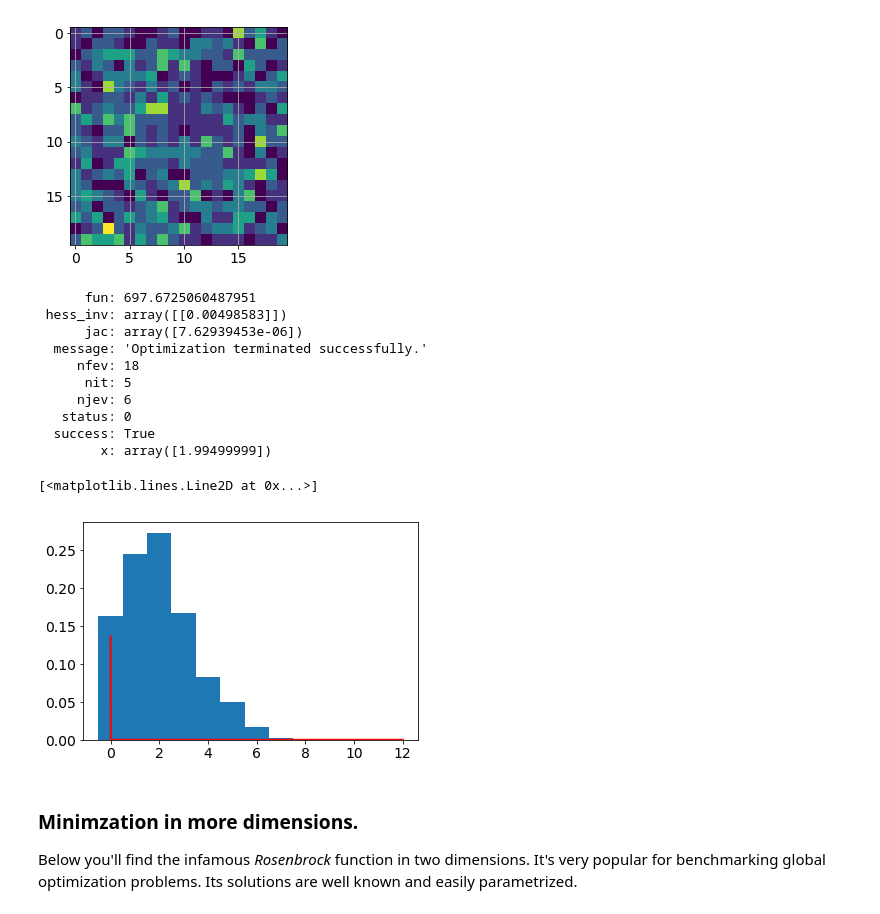
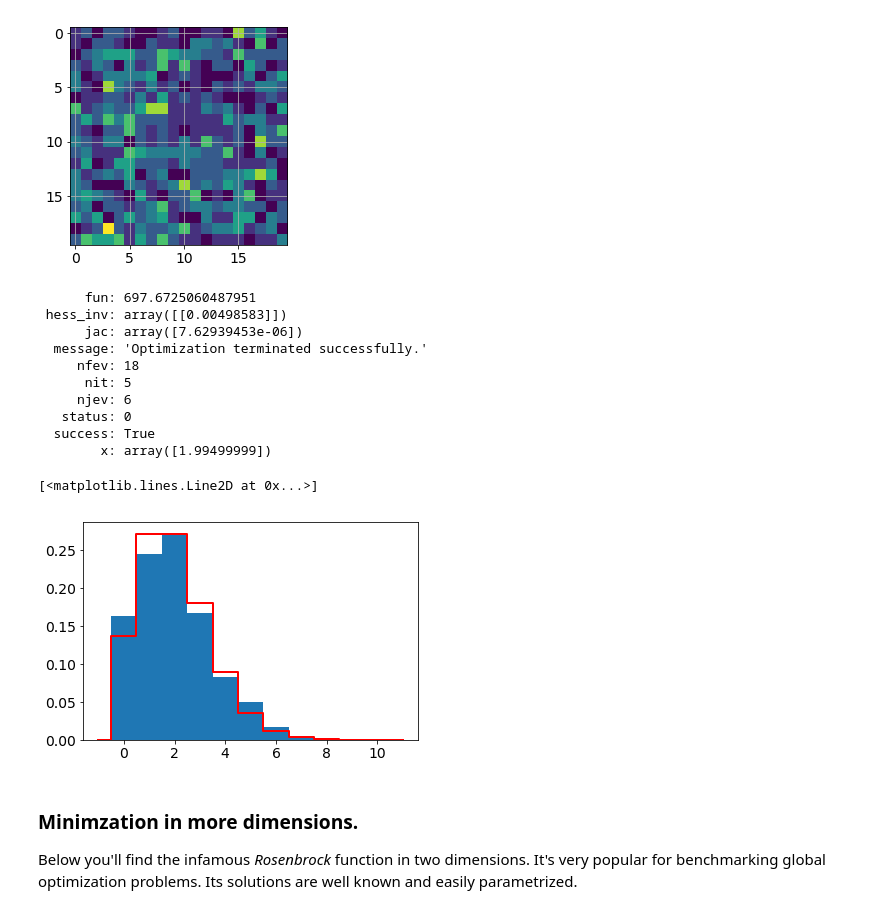
Before and after one commit to maxnoe/scientific_python_notebooks, a Jupyter notebook: scipy.ipynb, the cells around one changed output. Drawn from its saved outputs; the diff is of its cells as text; code cells hidden in the pictures.

Commit message:
Update curve_fitting example

```diff
--- a/scipy.ipynb
+++ b/scipy.ipynb
@@ -926,35 +926,35 @@ plt.grid()
 # %%
 # %load solutions/scipy_solution_7.py
 def negLogLikelihood(params, data):
     """ the negative log-Likelohood-Function"""
     lamb = params[0]
     lnl = - poisson.logpmf(data, lamb).sum()
     return lnl
 
 
 # minimize the negative log-Likelihood
 result = optimize.minimize(negLogLikelihood,  x0=[1], args=(data,))
 
 print(result)
 
 # plot poisson-deviation with fitted parameter
-x_plot = np.arange(12)
+x_plot = np.arange(-1, 12)
 
 plt.hist(data.ravel(), bins=np.arange(12) - 0.5, density=True,)
-plt.step(x_plot, poisson.pmf(x_plot, result.x), 'r-', lw=2)
+plt.step(x_plot, poisson.pmf(x_plot, result.x), where='mid', color='r', lw=2)
 # %% [output]
       fun: 697.6725060487951
  hess_inv: array([[0.00498583]])
       jac: array([7.62939453e-06])
   message: 'Optimization terminated successfully.'
      nfev: 18
       nit: 5
      njev: 6
    status: 0
   success: True
         x: array([1.99499999])
 [<matplotlib.lines.Line2D at 0x...>]
-[figure, old version]
+[figure, new version]
 # %% [markdown]
 ### Minimzation in more dimensions.
 
```
Also changed, not shown: parts of 3 cells of this notebook, 1 other file.
